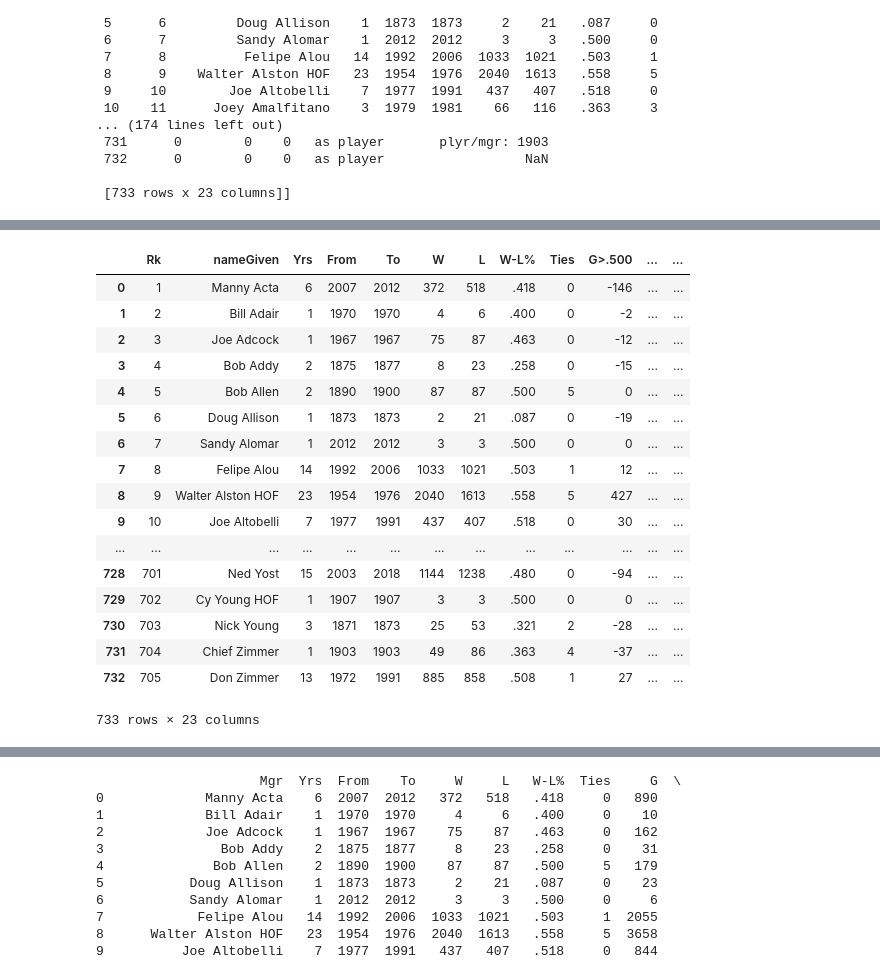
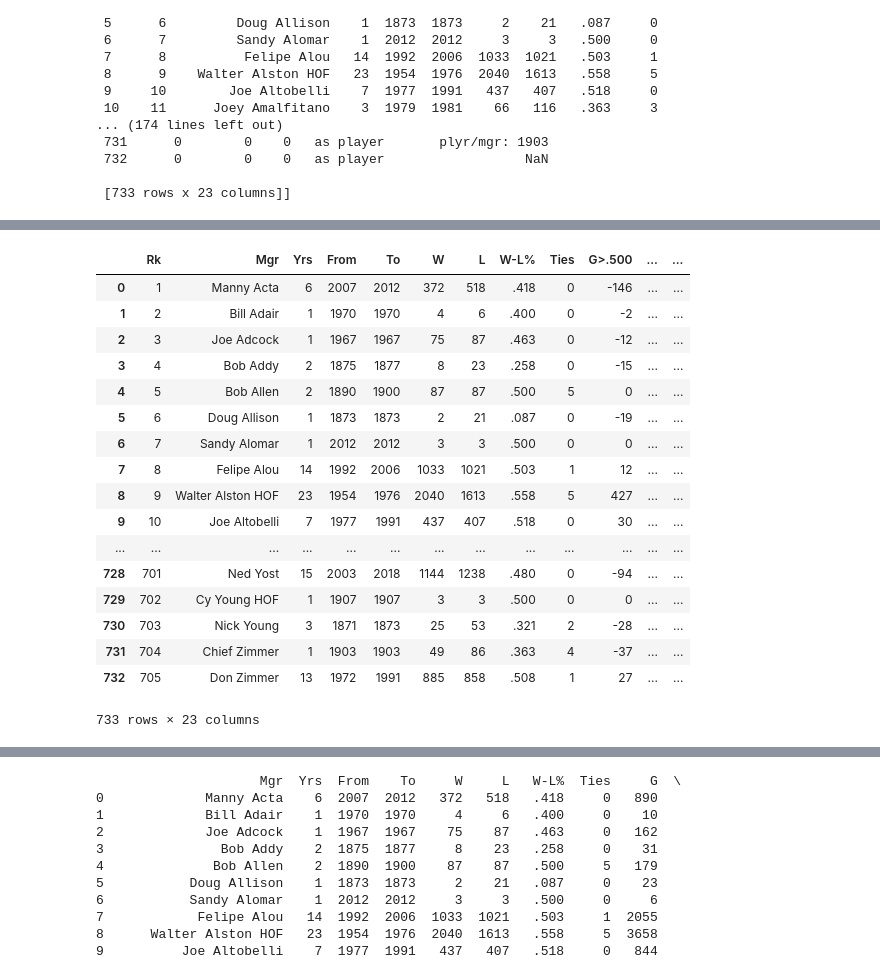
Before and after one commit to bbasista87/ETL_Project, a Jupyter notebook: Manangers_Data.ipynb, the cells around one changed output, grey strips where cells are left out. Drawn from its saved outputs; the diff is of its cells as text; code cells hidden in the pictures.

```diff
--- a/Manangers_Data.ipynb
+++ b/Manangers_Data.ipynb
@@ -55,13 +29,10 @@ df2
 # %%
 #create df
 df = tables[0]
 
-#rename column
-df = df.rename(columns={'Mgr': 'nameGiven'})
-
 df
 # %% [output]
-|  | Rk | nameGiven | Yrs | From | To | W | L | W-L% | Ties | G>.500 | ... | ... |
+|  | Rk | Mgr | Yrs | From | To | W | L | W-L% | Ties | G>.500 | ... | ... |
 | 0 | 1 | Manny Acta | 6 | 2007 | 2012 | 372 | 518 | .418 | 0 | -146 | ... | ... |
 | 1 | 2 | Bill Adair | 1 | 1970 | 1970 | 4 | 6 | .400 | 0 | -2 | ... | ... |
 | 2 | 3 | Joe Adcock | 1 | 1967 | 1967 | 75 | 87 | .463 | 0 | -12 | ... | ... |
```
Also changed, not shown: parts of 5 cells of this notebook, 4 other files.
